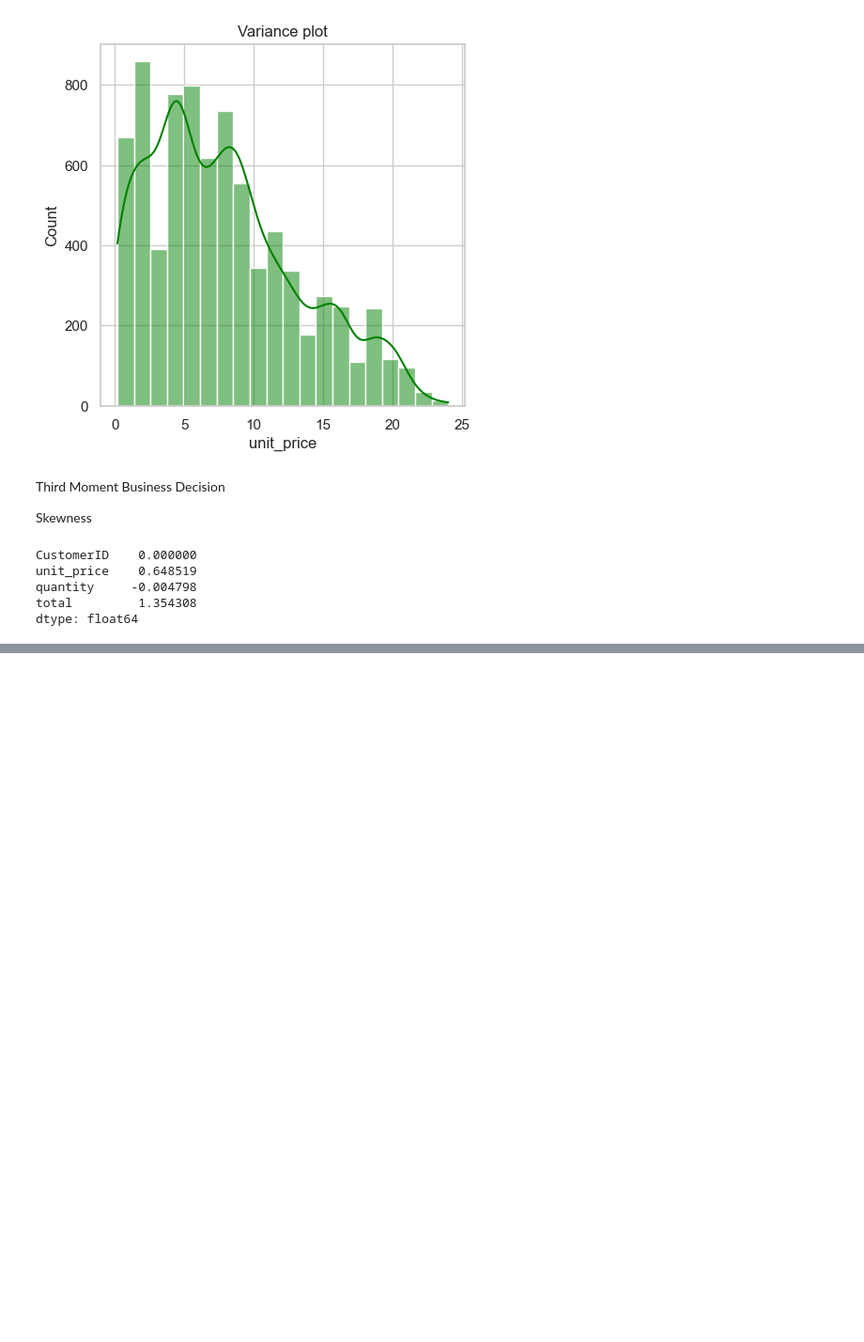
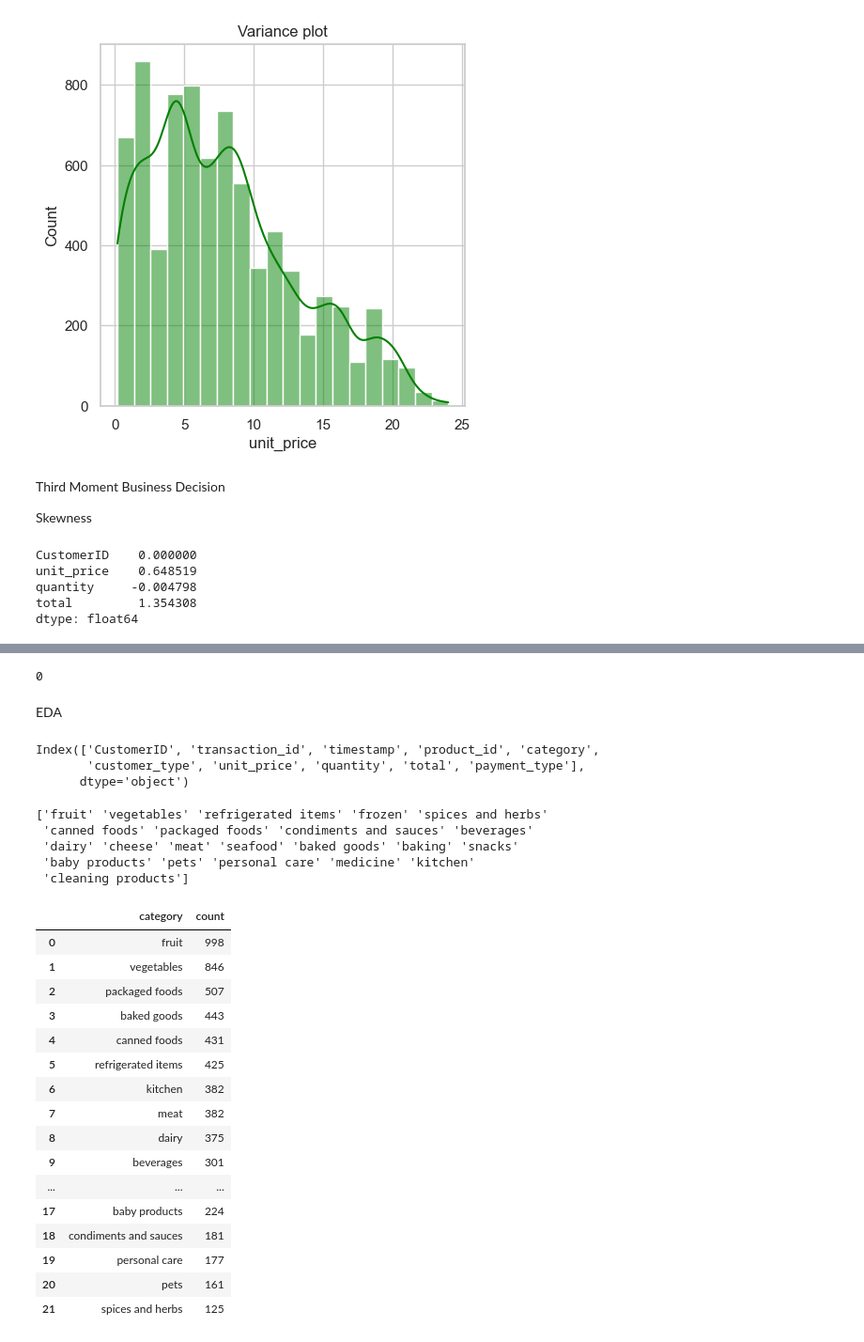
Before and after one commit to AkshayAcharyaN/Supply-chain-management-, a Jupyter notebook: EDA.ipynb, the cells around one changed output, grey strips where cells are left out. Shown at 94% size. Cells and saved outputs as stored; diff of their text form; code cells hidden in the pictures; blank space fills up the shorter version.

```diff
--- a/EDA.ipynb
+++ b/EDA.ipynb
@@ -75,0 +107,47 @@ dtype: float64
+# %%
+# Checking for Duplicates
+
+duplicates = sales_data.duplicated()
+duplicates.sum()
+# %% [output]
+0
+# %% [markdown]
+EDA
+# %%
+sales_data.columns
+# %% [output]
+Index(['CustomerID', 'transaction_id', 'timestamp', 'product_id', 'category',
+       'customer_type', 'unit_price', 'quantity', 'total', 'payment_type'],
+      dtype='object')
+# %%
+categories_colum = sales_data['category'].unique()
+print(categories_colum)
+# %% [output]
+['fruit' 'vegetables' 'refrigerated items' 'frozen' 'spices and herbs'
+ 'canned foods' 'packaged foods' 'condiments and sauces' 'beverages'
+ 'dairy' 'cheese' 'meat' 'seafood' 'baked goods' 'baking' 'snacks'
+ 'baby products' 'pets' 'personal care' 'medicine' 'kitchen'
+ 'cleaning products']
+# %%
+categories = sales_data['category'].value_counts().reset_index()
+categories.columns = ['category','count']
+categories
+#print(categories)
+# %% [output]
+|  | category | count |
+| 0 | fruit | 998 |
+| 1 | vegetables | 846 |
+| 2 | packaged foods | 507 |
+| 3 | baked goods | 443 |
+| 4 | canned foods | 431 |
+| 5 | refrigerated items | 425 |
+| 6 | kitchen | 382 |
+| 7 | meat | 382 |
+| 8 | dairy | 375 |
+| 9 | beverages | 301 |
+| ... | ... | ... |
+| 17 | baby products | 224 |
+| 18 | condiments and sauces | 181 |
+| 19 | personal care | 177 |
+| 20 | pets | 161 |
+| 21 | spices and herbs | 125 |
```
Also changed, not shown: parts of 5 cells of this notebook.
